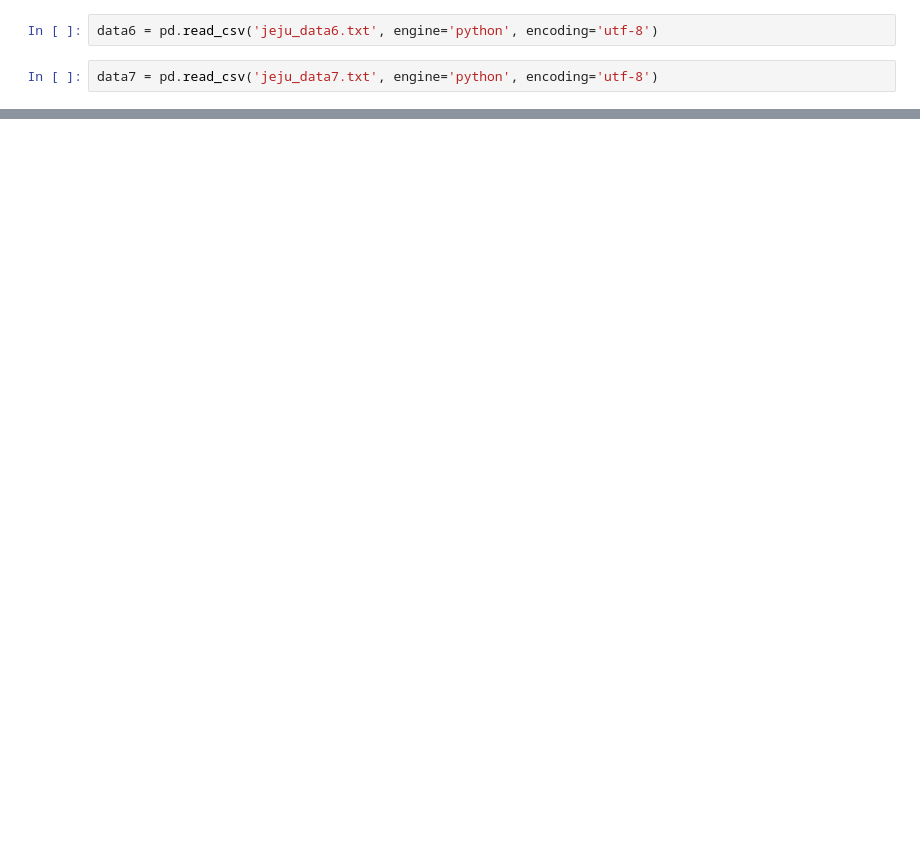
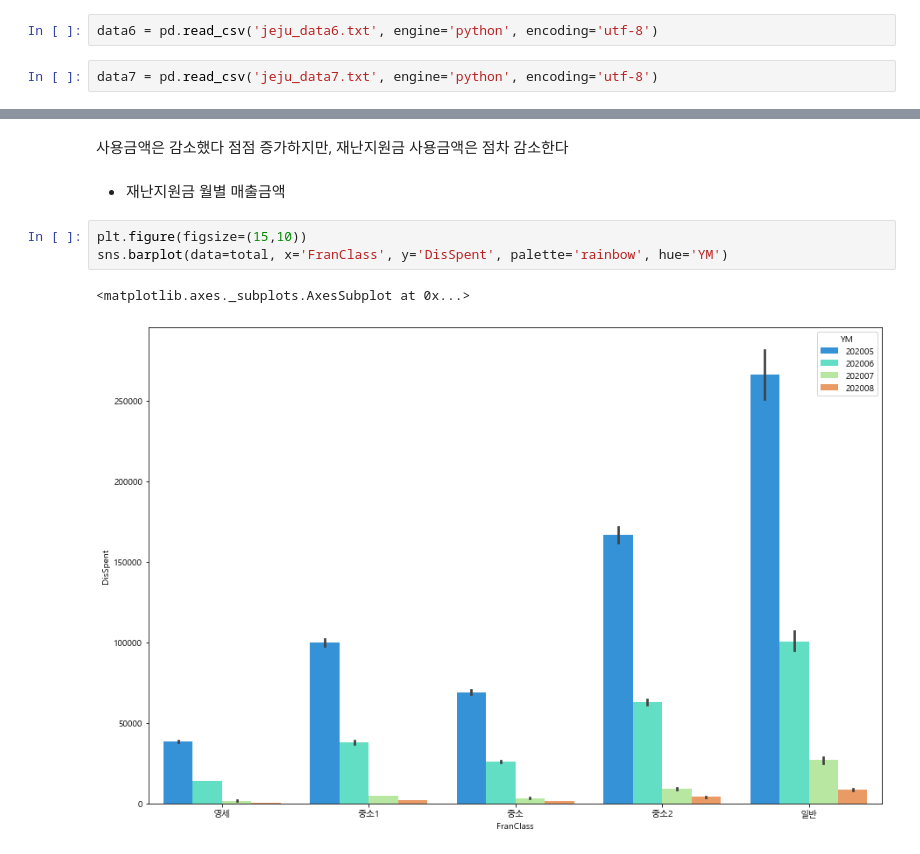
Before and after one commit to baek-junho/-1, a Jupyter notebook: dacon.jeju.ipynb, the cells around one changed output, grey strips where cells are left out. Saved outputs shown, nothing was run; the diff lists cells and outputs as text; blank space fills up the shorter version.

```diff
--- a/dacon.jeju.ipynb
+++ b/dacon.jeju.ipynb
@@ -267,0 +374,10 @@ data7
+# %% [markdown]
+사용금액은 감소했다 점점 증가하지만, 재난지원금 사용금액은 점차 감소한다
+# %% [markdown]
+ - 재난지원금 월별 매출금액
+# %%
+plt.figure(figsize=(15,10))
+sns.barplot(data=total, x='FranClass', y='DisSpent', palette='rainbow', hue='YM')
+# %% [output]
+<matplotlib.axes._subplots.AxesSubplot at 0x...>
+[figure, added]
```
Also changed, not shown: parts of 32 cells of this notebook.
